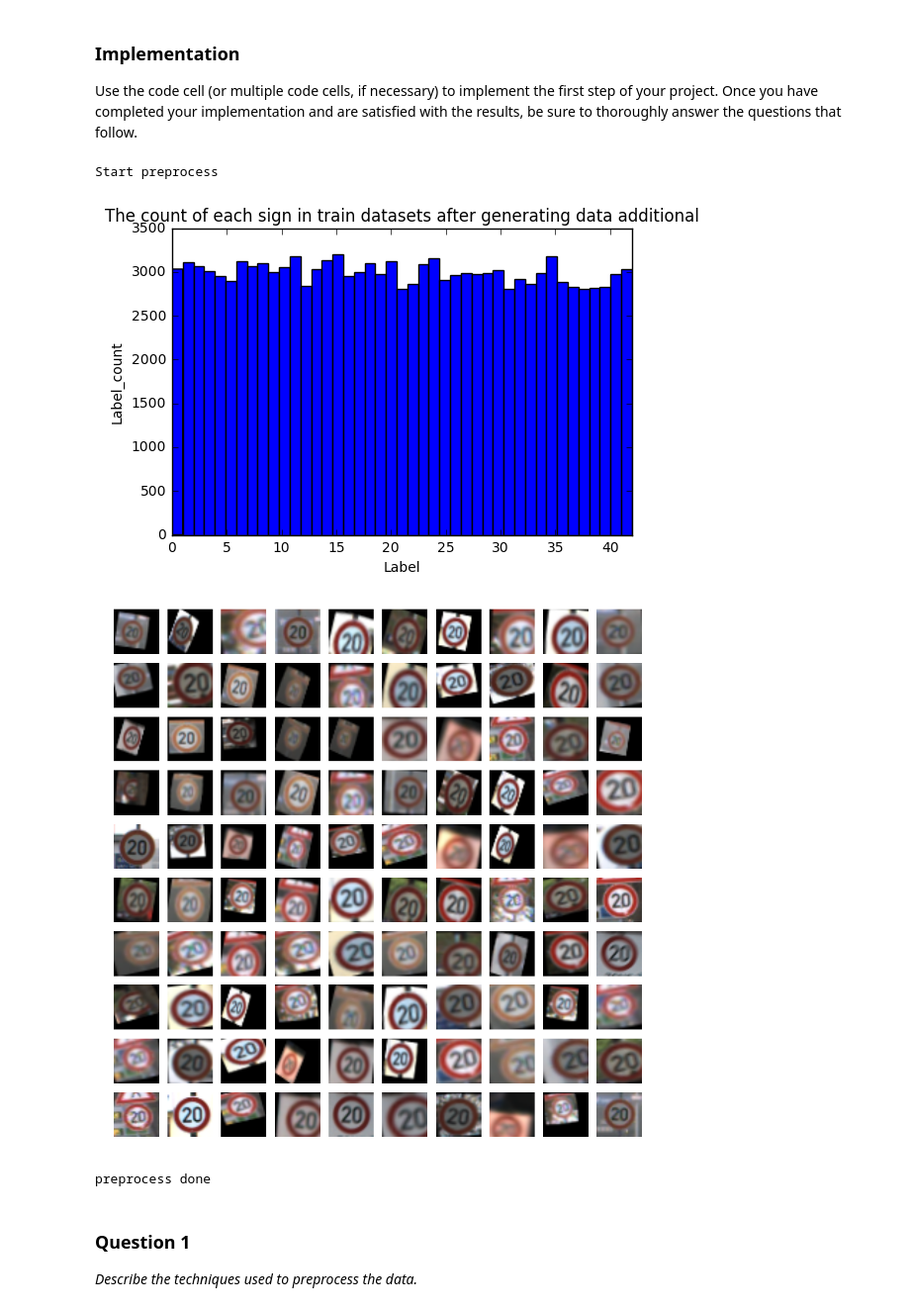
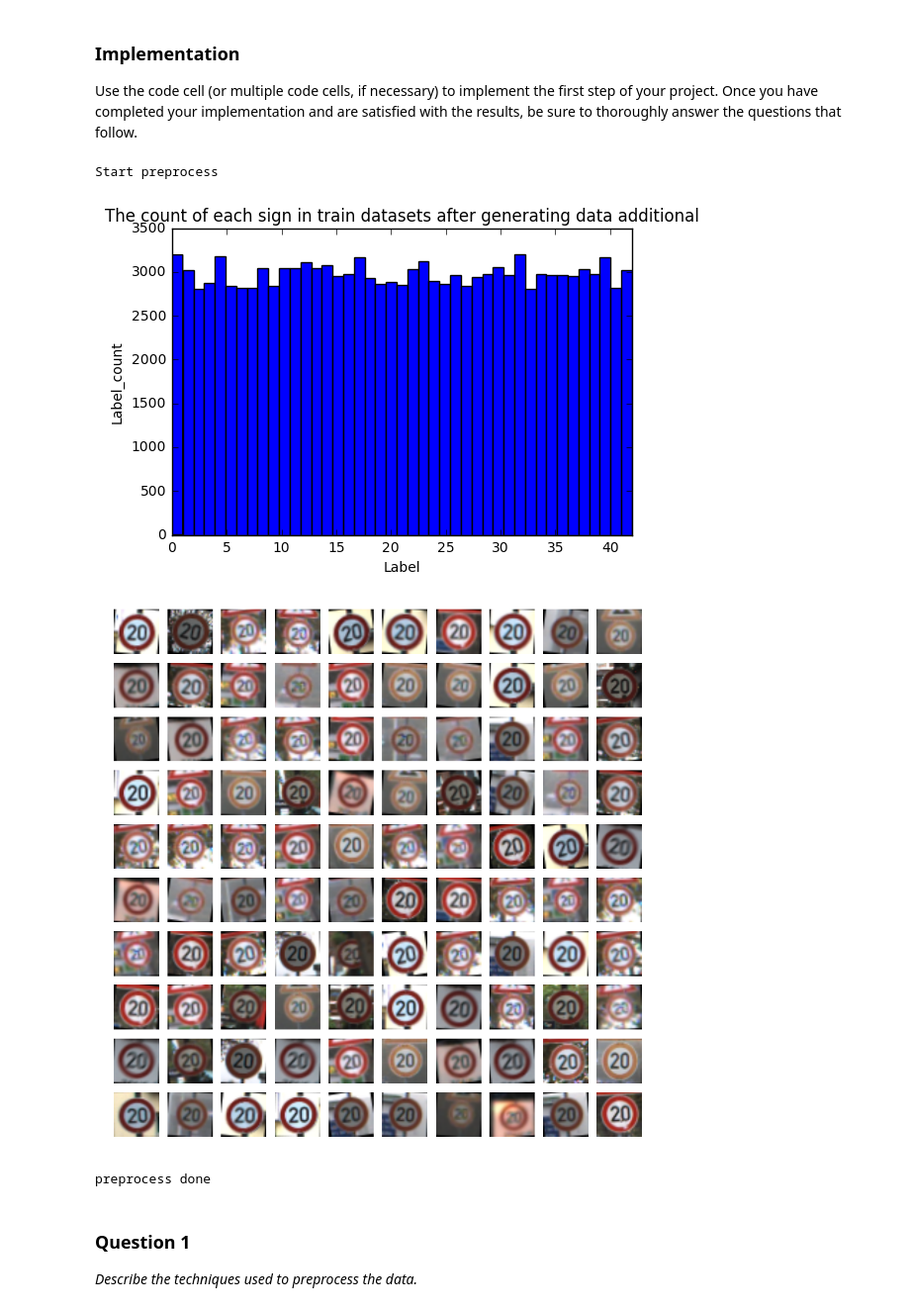
Before and after one commit to avavavsf/Traffic-Sign-Classification, a Jupyter notebook: Traffic_Signs_Recognition.ipynb, the cells around one changed output. Shown at 99% size. Saved outputs shown, nothing was run; the diff lists cells and outputs as text; code cells hidden in the pictures.

```diff
--- a/Traffic_Signs_Recognition.ipynb
+++ b/Traffic_Signs_Recognition.ipynb
@@ -174,44 +174,17 @@ def normalize_inputimage(image_data):
     greyscale_max = 255
     return a + ( ( (image_data - greyscale_min)*(b - a) )/( greyscale_max - greyscale_min ) )
 
-def transform_image(img,ang_range,shear_range,trans_range):
+def transform_image(img,ang_range):
     '''
-    This function was borrowed from here original by Vivek Yadav:
-    https://carnd-forums.udacity.com/questions/10322627/project-2-unbalanced-data-generating-additional-data-by-jittering-the-original-image
-    This function transforms images to generate new images.
-    The function takes in following arguments,
     1- Image
     2- ang_range: Range of angles for rotation
-    3- shear_range: Range of values to apply affine transform to
-    4- trans_range: Range of values to apply translations over.
-
-    A Random uniform distribution is used to generate different parameters for transformation
-
     '''
     # Rotation
-
     ang_rot = np.random.uniform(ang_range)-ang_range/2
     rows,cols,ch = img.shape
     Rot_M = cv2.getRotationMatrix2D((cols/2,rows/2),ang_rot,1)
 
-    # Translation
-    tr_x = trans_range*np.random.uniform()-trans_range/2
-    tr_y = trans_range*np.random.uniform()-trans_range/2
-    Trans_M = np.float32([[1,0,tr_x],[0,1,tr_y]])
-
-    # Shear
-    pts1 = np.float32([[5,5],[20,5],[5,20]])
-
-    pt1 = 5+shear_range*np.random.uniform()-shear_range/2
-    pt2 = 20+shear_range*np.random.uniform()-shear_range/2
-
-    pts2 = np.float32([[pt1,5],[pt2,pt1],[5,pt2]])
-
-    shear_M = cv2.getAffineTransform(pts1,pts2)
-
     img = cv2.warpAffine(img,Rot_M,(cols,rows))
-    img = cv2.warpAffine(img,Trans_M,(cols,rows))
-    img = cv2.warpAffine(img,shear_M,(cols,rows))
 
     return img
 
@@ -227,7 +200,7 @@ for i in range(len(inputs_per_class)):
     features = X_train[mask]
     for j in range(add_number):
         index = random.randint(0, inputs_per_class[i] - 1)
-        new_features.append(transform_image(features[index],20, 10, 5))
+        new_features.append(transform_image(features[index],20))
         new_labels.append(i)
     X_train = np.append(X_train, new_features, axis=0)
     y_train = np.append(y_train, new_labels, axis=0)
@@ -248,37 +221,37 @@ gs1.update(wspace=0.01, hspace=0.02) # set the spacing between axes.
 plt.figure(figsize=(12,12))
 for i in range(100):
     ax1 = plt.subplot(gs1[i])
     ax1.set_xticklabels([])
     ax1.set_yticklabels([])
     ax1.set_aspect('equal')
     img = features[random.randint(0, 2800)]
 
     plt.subplot(10,10,i+1)
     plt.imshow(img)
     plt.axis('off')
 plt.show()
 
 #Normorlization, scale the image data from [0 255] to [0.1 0.9]
 X_train = normalize_inputimage(X_train)
 test_features = normalize_inputimage(test_features)
 
 # randomly split the original training data into training and validation
 train_features, validation_features, train_labels, validation_labels = train_test_split(
    X_train,
    y_train,
    test_size=0.2,
    random_state=36452
 )
 
 # One-hot encoded training and validation labels
-train_labels = tf.one_hot(train_labels, n_classes).eval(session=tf.Session())
-validation_labels = tf.one_hot(validation_labels, n_classes).eval(session=tf.Session())
+oh_train_labels = tf.one_hot(train_labels, n_classes).eval(session=tf.Session())
+oh_validation_labels = tf.one_hot(validation_labels, n_classes).eval(session=tf.Session())
 
 print('preprocess done')
 # %% [output]
 Start preprocess
-[figure, old version]
+[figure, new version]
-[figure, old version]
+[figure, new version]
 preprocess done
 # %% [markdown]
 ### Question 1
```
Also changed, not shown: parts of 24 cells of this notebook, 9 other files.
